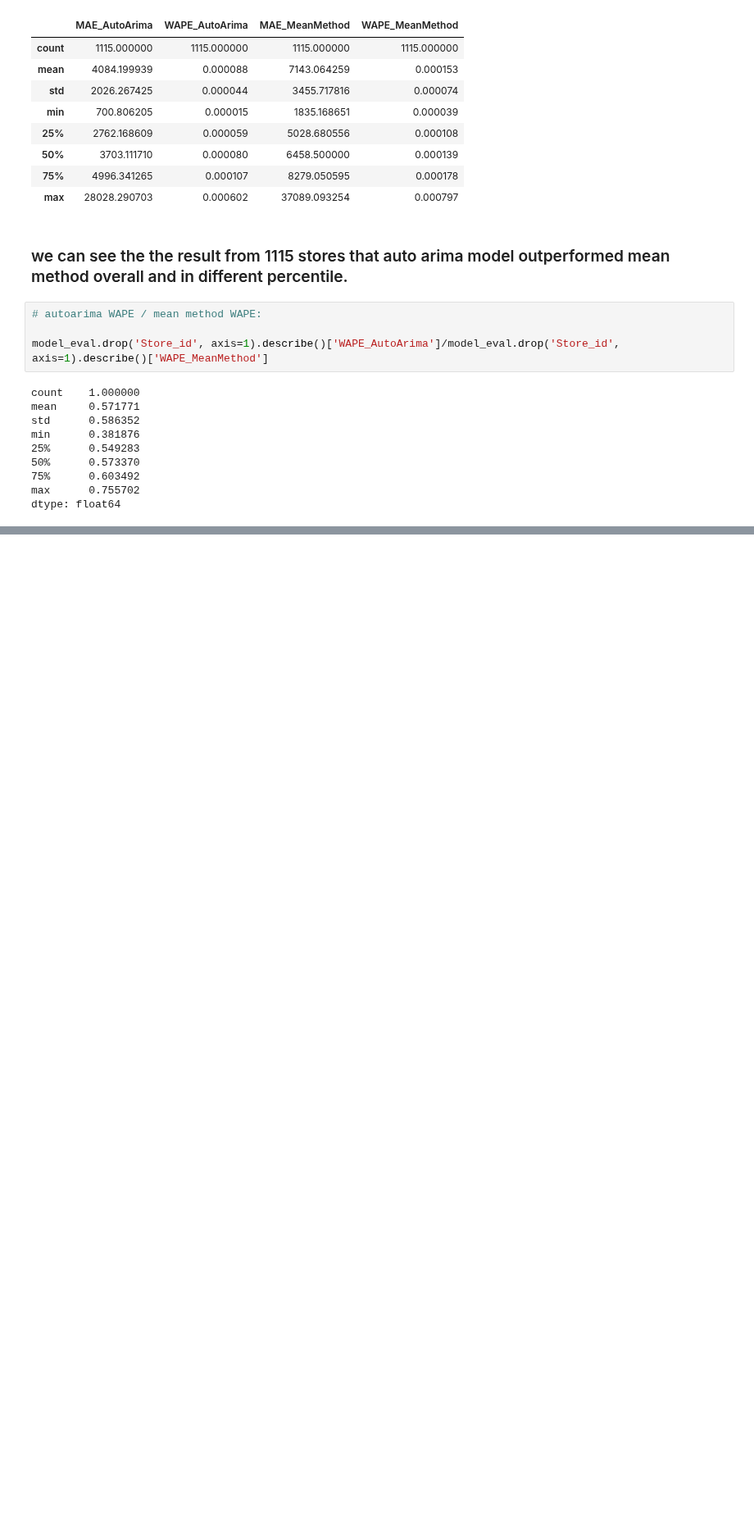
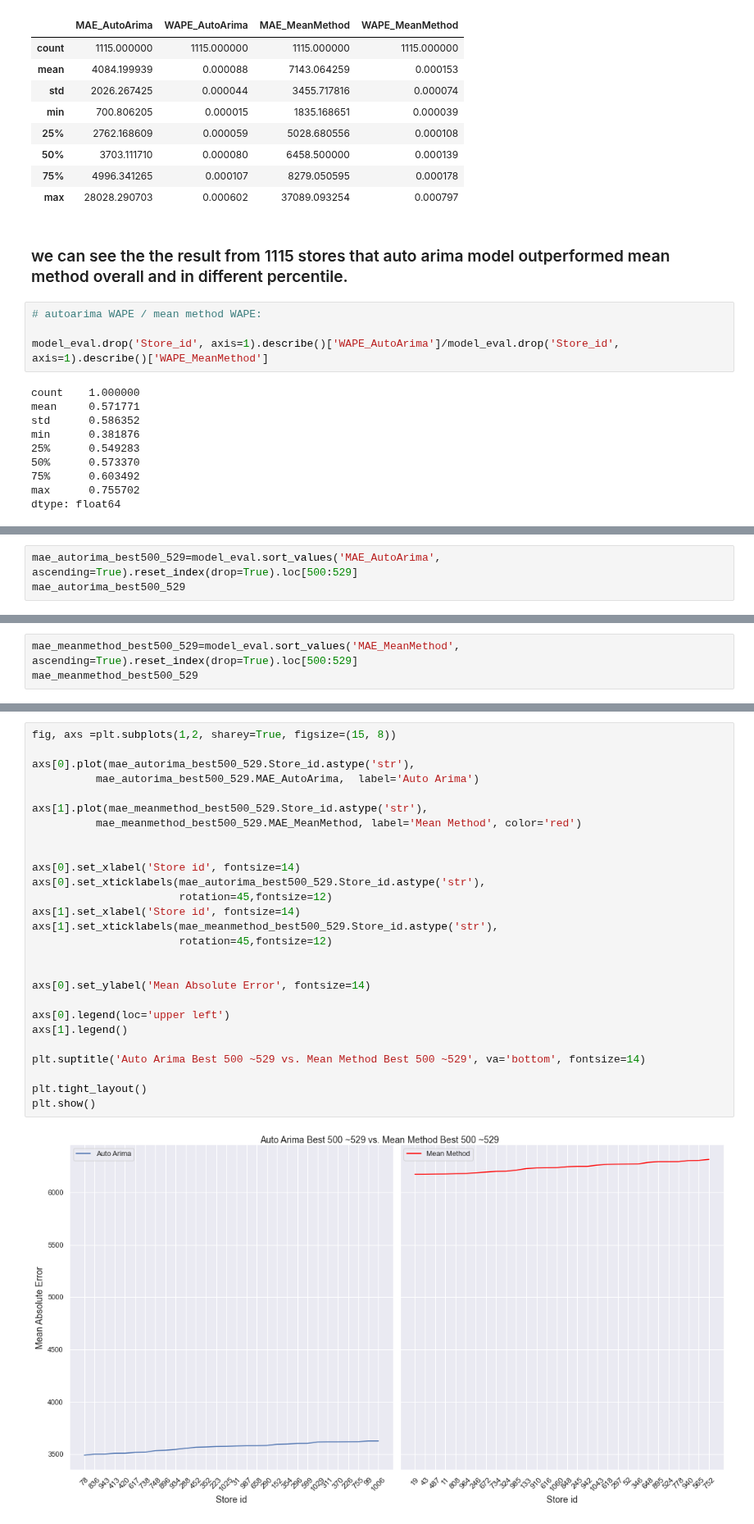
Before and after one commit to yoyo6022/covid-19, a Jupyter notebook: Notebook/Model Evaluation.ipynb, the cells around one changed output, grey strips where cells are left out. Shown at 82% size. Saved outputs shown, nothing was run; the diff lists cells and outputs as text; blank space fills up the shorter version.

```diff
--- a/Notebook/Model Evaluation.ipynb
+++ b/Notebook/Model Evaluation.ipynb
@@ -188,0 +191,3 @@ plt.show()
+# %%
+mae_autorima_best500_529=model_eval.sort_values('MAE_AutoArima', ascending=True).reset_index(drop=True).loc[500:529]
+mae_autorima_best500_529
@@ -188,0 +212,3 @@ plt.show()
+# %%
+mae_meanmethod_best500_529=model_eval.sort_values('MAE_MeanMethod', ascending=True).reset_index(drop=True).loc[500:529]
+mae_meanmethod_best500_529
@@ -188,0 +235,29 @@ plt.show()
+# %%
+fig, axs =plt.subplots(1,2, sharey=True, figsize=(15, 8))
+
+axs[0].plot(mae_autorima_best500_529.Store_id.astype('str'),
+          mae_autorima_best500_529.MAE_AutoArima,  label='Auto Arima')
+
+axs[1].plot(mae_meanmethod_best500_529.Store_id.astype('str'),
+          mae_meanmethod_best500_529.MAE_MeanMethod, label='Mean Method', color='red')
+
+
+axs[0].set_xlabel('Store id', fontsize=14)
+axs[0].set_xticklabels(mae_autorima_best500_529.Store_id.astype('str'),
+                       rotation=45,fontsize=12)
+axs[1].set_xlabel('Store id', fontsize=14)
+axs[1].set_xticklabels(mae_meanmethod_best500_529.Store_id.astype('str'),
+                       rotation=45,fontsize=12)
+
+
+axs[0].set_ylabel('Mean Absolute Error', fontsize=14)
+
+axs[0].legend(loc='upper left')
+axs[1].legend()
+
+plt.suptitle('Auto Arima Best 500 ~529 vs. Mean Method Best 500 ~529', va='bottom', fontsize=14)
+
+plt.tight_layout()
+plt.show()
+# %% [output]
+[figure, added]
```
Also changed, not shown: parts of 8 cells of this notebook.
